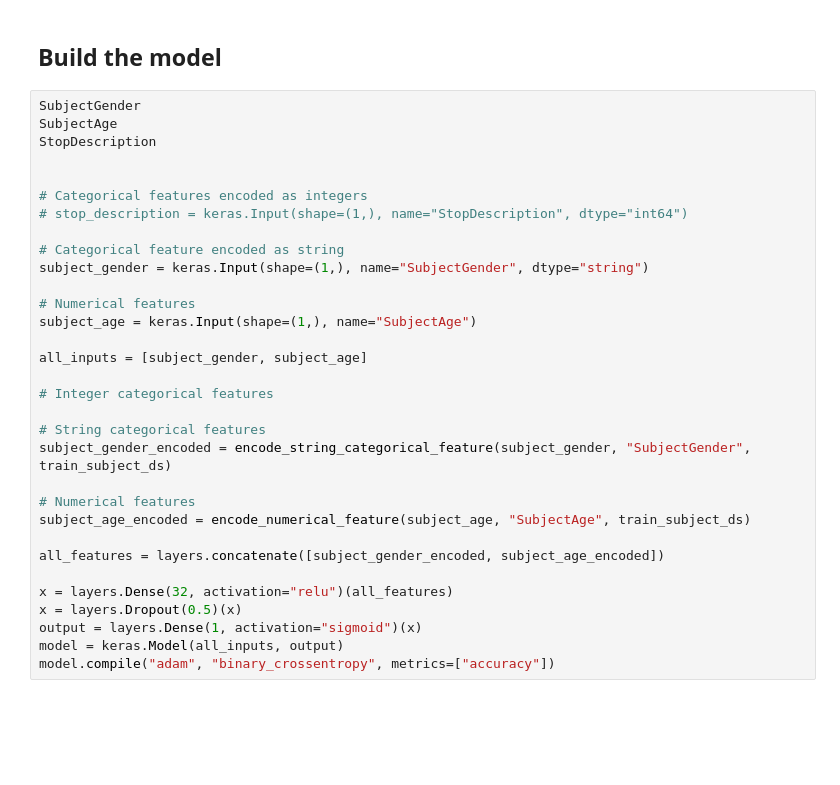
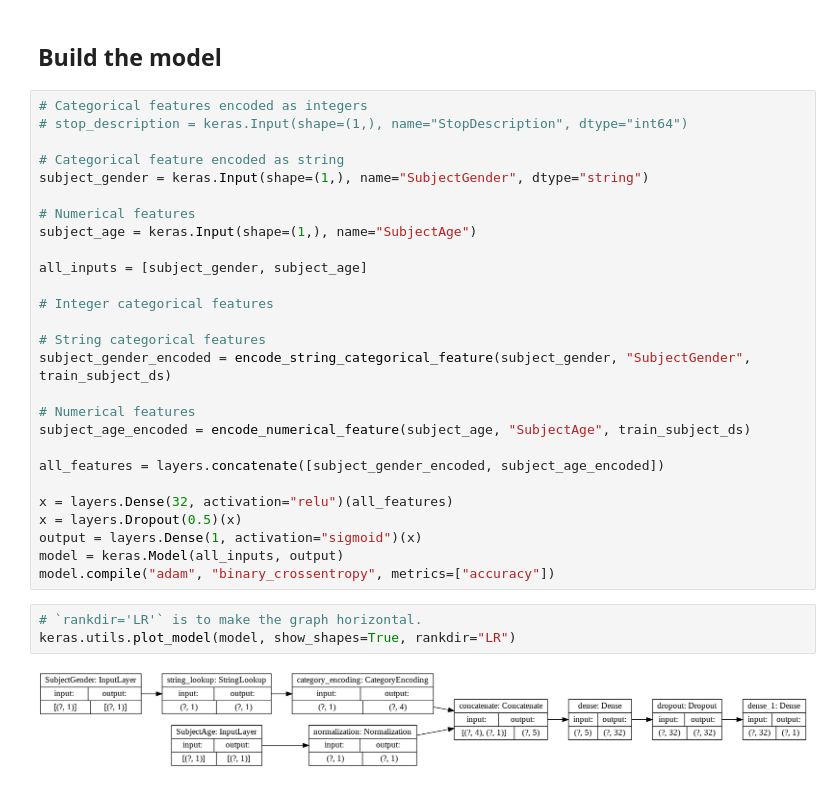
Before and after one commit to uninstallit/ATI580, a Jupyter notebook: ati580_ml.ipynb, the cells around one changed output. Drawn from its saved outputs; the diff is of its cells as text; blank space fills up the shorter version.

Commit message:
Initial model completed

```diff
--- a/ati580_ml.ipynb
+++ b/ati580_ml.ipynb
@@ -183,11 +181,6 @@ ImportError: ignored
 # %% [markdown]
 ## **Build the model**
 # %%
-SubjectGender
-SubjectAge
-StopDescription
-
-
 # Categorical features encoded as integers
 # stop_description = keras.Input(shape=(1,), name="StopDescription", dtype="int64")
 
@@ -214,3 +207,8 @@ x = layers.Dropout(0.5)(x)
 output = layers.Dense(1, activation="sigmoid")(x)
 model = keras.Model(all_inputs, output)
 model.compile("adam", "binary_crossentropy", metrics=["accuracy"])
+# %%
+# `rankdir='LR'` is to make the graph horizontal.
+keras.utils.plot_model(model, show_shapes=True, rankdir="LR")
+# %% [output]
+[figure, added]
```
Also changed, not shown: parts of 6 cells of this notebook.
